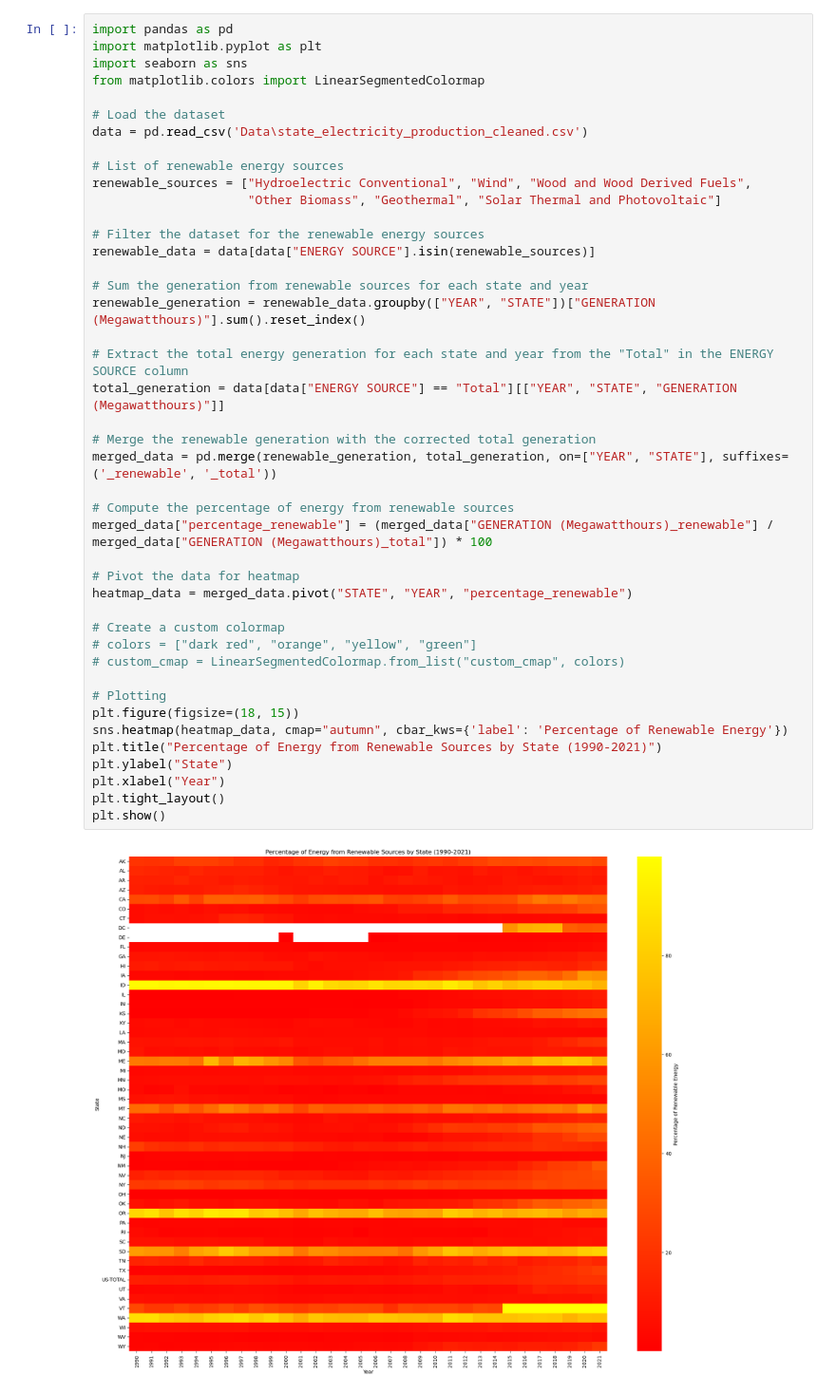
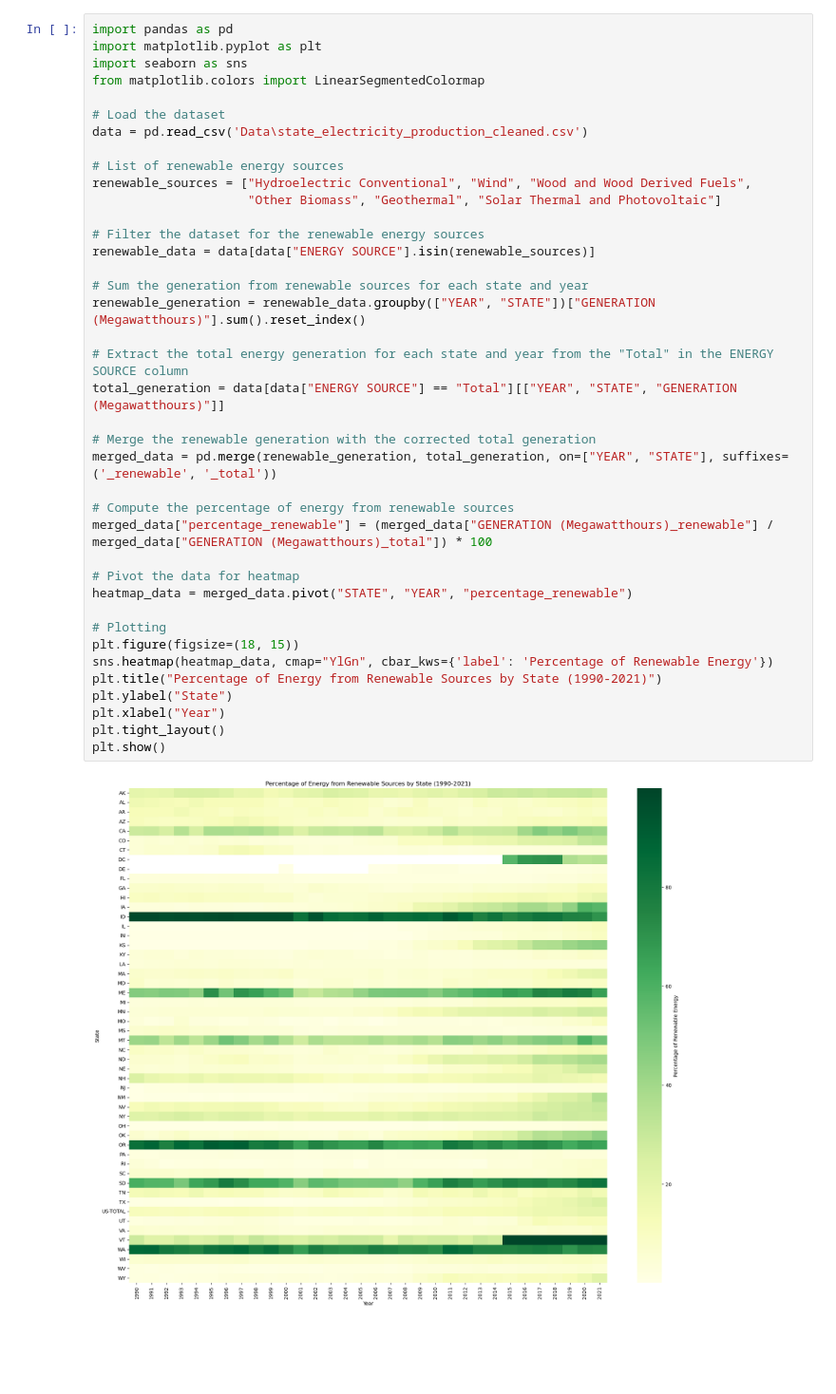
Before and after one commit to sven-soderborg/HonorsThesisCode, a Jupyter notebook: generation_heatmap.ipynb, the cells around one changed output. Shown: that part at 95% size. Saved outputs shown, nothing was run; the diff lists cells and outputs as text; blank space fills up the shorter version.

Commit message:
Updated heatmap color

```diff
--- a/generation_heatmap.ipynb
+++ b/generation_heatmap.ipynb
@@ -10,36 +10,32 @@ data = pd.read_csv('Data\state_electricity_production_cleaned.csv')
 # List of renewable energy sources
 renewable_sources = ["Hydroelectric Conventional", "Wind", "Wood and Wood Derived Fuels",
                      "Other Biomass", "Geothermal", "Solar Thermal and Photovoltaic"]
 
 # Filter the dataset for the renewable energy sources
 renewable_data = data[data["ENERGY SOURCE"].isin(renewable_sources)]
 
 # Sum the generation from renewable sources for each state and year
 renewable_generation = renewable_data.groupby(["YEAR", "STATE"])["GENERATION (Megawatthours)"].sum().reset_index()
 
 # Extract the total energy generation for each state and year from the "Total" in the ENERGY SOURCE column
 total_generation = data[data["ENERGY SOURCE"] == "Total"][["YEAR", "STATE", "GENERATION (Megawatthours)"]]
 
 # Merge the renewable generation with the corrected total generation
 merged_data = pd.merge(renewable_generation, total_generation, on=["YEAR", "STATE"], suffixes=('_renewable', '_total'))
 
 # Compute the percentage of energy from renewable sources
 merged_data["percentage_renewable"] = (merged_data["GENERATION (Megawatthours)_renewable"] / merged_data["GENERATION (Megawatthours)_total"]) * 100
 
 # Pivot the data for heatmap
 heatmap_data = merged_data.pivot("STATE", "YEAR", "percentage_renewable")
 
-# Create a custom colormap
-# colors = ["dark red", "orange", "yellow", "green"]
-# custom_cmap = LinearSegmentedColormap.from_list("custom_cmap", colors)
-
 # Plotting
 plt.figure(figsize=(18, 15))
-sns.heatmap(heatmap_data, cmap="autumn", cbar_kws={'label': 'Percentage of Renewable Energy'})
+sns.heatmap(heatmap_data, cmap="YlGn", cbar_kws={'label': 'Percentage of Renewable Energy'})
 plt.title("Percentage of Energy from Renewable Sources by State (1990-2021)")
 plt.ylabel("State")
 plt.xlabel("Year")
 plt.tight_layout()
 plt.show()
 # %% [output]
-[figure, old version]
+[figure, new version]
```
